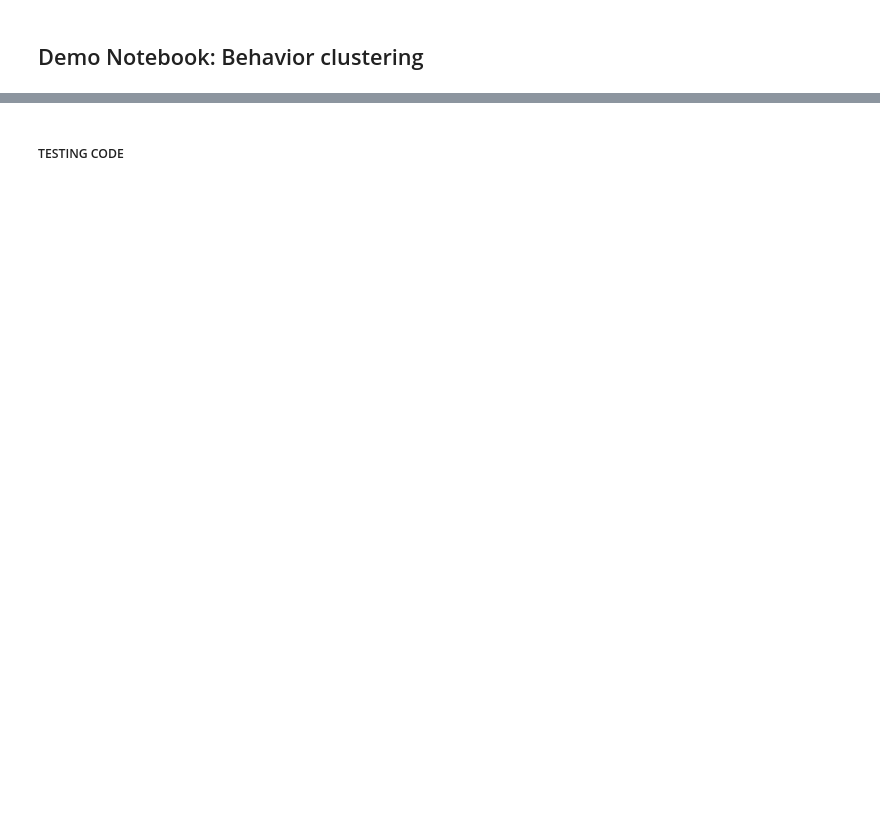
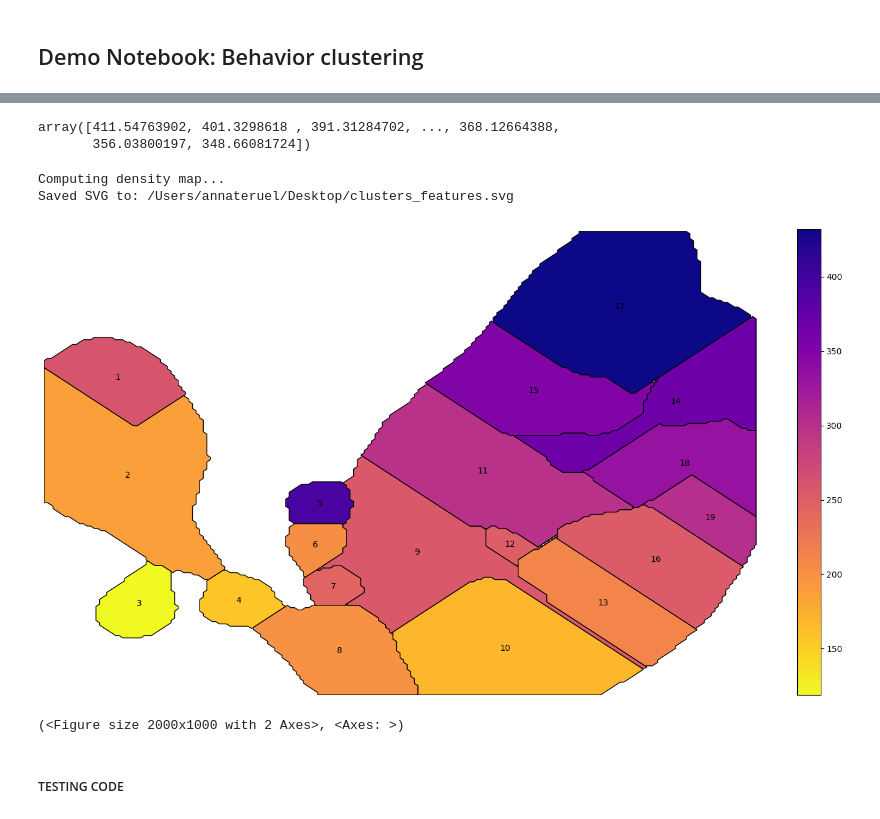
Before and after one commit to anna-teruel/socialhierarchy, a Jupyter notebook: demos/demo_behavioral_clustering.ipynb, the cells around one changed output, grey strips where cells are left out. Cells and saved outputs as stored; diff of their text form; code cells hidden in the pictures; blank space fills up the shorter version.

```diff
--- a/demos/demo_behavioral_clustering.ipynb
+++ b/demos/demo_behavioral_clustering.ipynb
@@ -8,7 +8,9 @@ import pandas as pd
 # %%
 sp_frames = sample_frames(directory='/Users/annateruel/Desktop/features',
                           file_format='csv',
-                          frames_total = 10000
+                          frames_total = 100000
 )
+
+sp_frames_n = normalize_features(sp_frames)
 # %%
-embedding = run_umap(sp_frames, min_dist=0.5)
+embedding = run_umap(sp_frames_n, min_dist=0.5, n_components=2)
@@ -27,0 +78,5 @@ map_density(embedding,
+# %%
+sp_frames[:, 8]
+# %% [output]
+array([411.54763902, 401.3298618 , 391.31284702, ..., 368.12664388,
+       356.03800197, 348.66081724])
@@ -28,25 +294,27 @@ map_density(embedding,
 # %%
 labeled_map, density_map, xe, ye = map_density(
     embedding,
     sigma=4,
     percentile=40,
     plot=False  # Set to False to avoid saving the density map
 )
-features = load_features(directory='/Users/annateruel/Desktop/features',
-                        file_format='csv')
-features_all = pd.concat(list(features.values()), ignore_index=False)
-variable = features_all['avg_centroid_distance'].values
+variable = sp_frames[:, 8]
 map_feature_by_cluster(
     embedding=embedding,
     variable=variable,
     labeled_map=labeled_map,
     xe=xe,
     ye=ye,
-    cmap='plasma',
+    cmap='plasma_r',
     save=True,
     save_dir='/Users/annateruel/Desktop',
     format='svg'
 )
+# %% [output]
+Computing density map...
+Saved SVG to: /Users/annateruel/Desktop/clusters_features.svg
+[figure, added]
+(<Figure size 2000x1000 with 2 Axes>, <Axes: >)
 # %% [markdown]
 ##### TESTING CODE
 # %%
```
Also changed, not shown: parts of 8 cells of this notebook, 3 other files.
